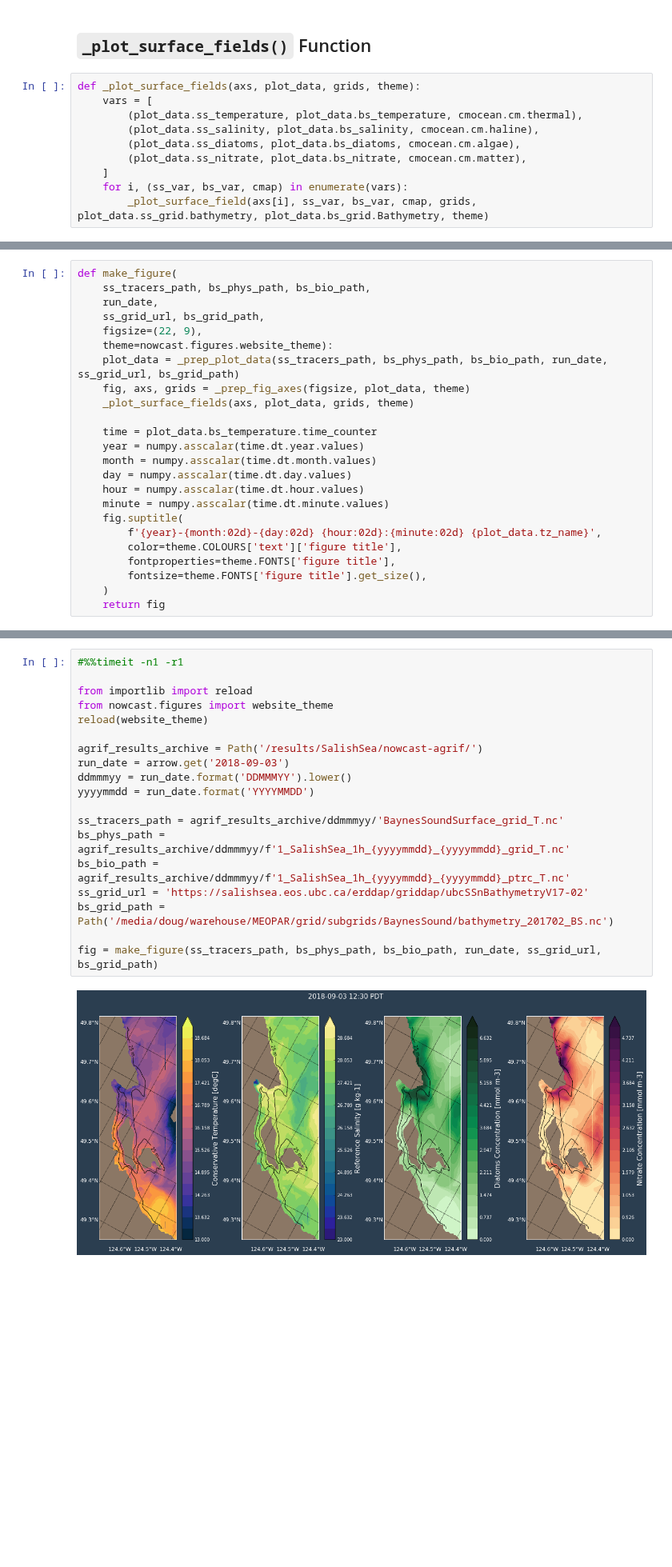
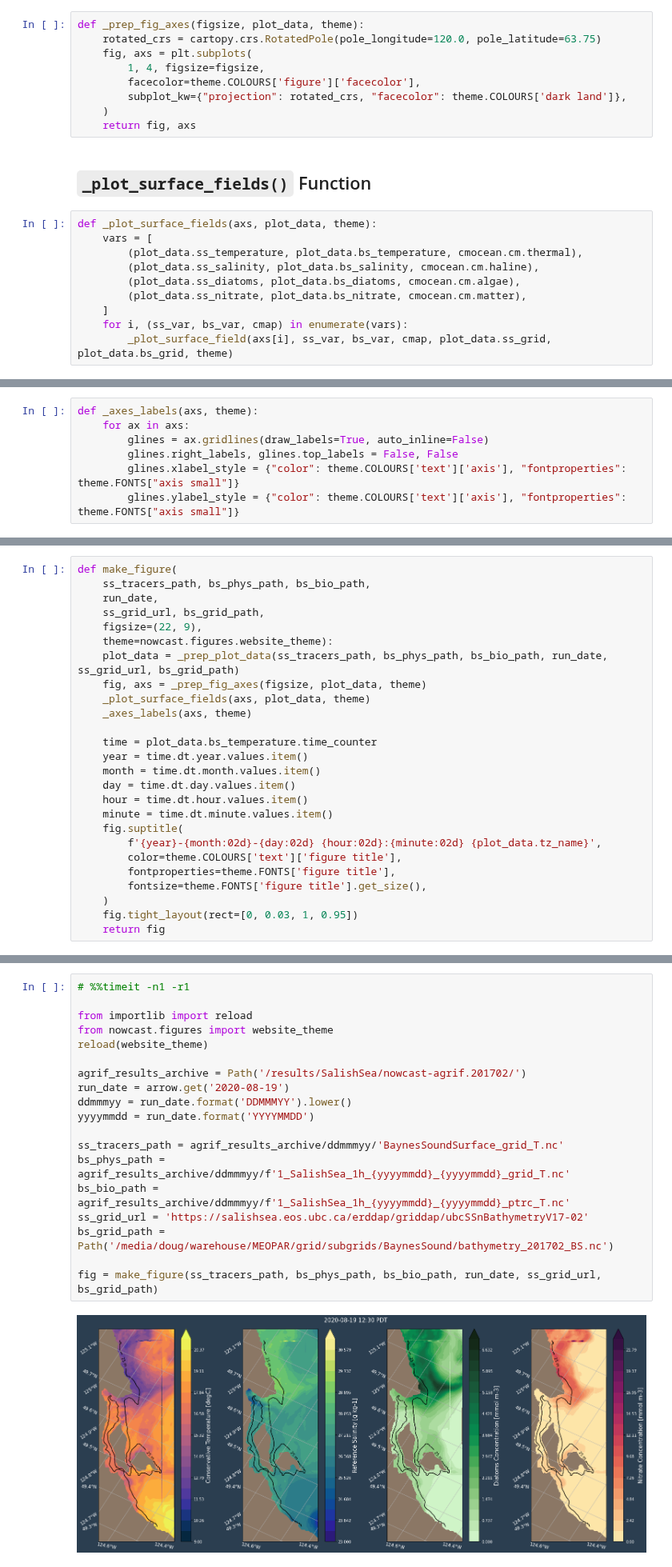
Before and after one commit to SalishSeaCast/SalishSeaNowcast, a Jupyter notebook: notebooks/figures/research/DevelopBaynesSoundAGRIF.ipynb, the cells around one changed output, grey strips where cells are left out. Shown at 80% size. Drawn from its saved outputs; the diff is of its cells as text; blank space fills up the shorter version.

```diff
--- a/notebooks/figures/research/DevelopBaynesSoundAGRIF.ipynb
+++ b/notebooks/figures/research/DevelopBaynesSoundAGRIF.ipynb
@@ -125,7 +85,16 @@ def _prep_fig_axes(figsize, plot_data, theme):
+# %%
+def _prep_fig_axes(figsize, plot_data, theme):
+    rotated_crs = cartopy.crs.RotatedPole(pole_longitude=120.0, pole_latitude=63.75)
+    fig, axs = plt.subplots(
+        1, 4, figsize=figsize,
+        facecolor=theme.COLOURS['figure']['facecolor'],
+        subplot_kw={"projection": rotated_crs, "facecolor": theme.COLOURS['dark land']},
+    )
+    return fig, axs
 # %% [markdown]
 ## `_plot_surface_fields()` Function
 # %%
-def _plot_surface_fields(axs, plot_data, grids, theme):
+def _plot_surface_fields(axs, plot_data, theme):
     vars = [
         (plot_data.ss_temperature, plot_data.bs_temperature, cmocean.cm.thermal),
         (plot_data.ss_salinity, plot_data.bs_salinity, cmocean.cm.haline),
@@ -133,5 +102,5 @@ def _plot_surface_fields(axs, plot_data, grids, theme):
         (plot_data.ss_nitrate, plot_data.bs_nitrate, cmocean.cm.matter),
     ]
     for i, (ss_var, bs_var, cmap) in enumerate(vars):
-        _plot_surface_field(axs[i], ss_var, bs_var, cmap, grids, plot_data.ss_grid.bathymetry, plot_data.bs_grid.Bathymetry, theme)
+        _plot_surface_field(axs[i], ss_var, bs_var, cmap, plot_data.ss_grid, plot_data.bs_grid, theme)
 # %%
@@ -161,3 +139,10 @@ def _plot_surface_field(ax, ss_var, bs_var, cmap, grids, ss_bathy, bs_bathy, the
+# %%
+def _axes_labels(axs, theme):
+    for ax in axs:
+        glines = ax.gridlines(draw_labels=True, auto_inline=False)
+        glines.right_labels, glines.top_labels = False, False
+        glines.xlabel_style = {"color": theme.COLOURS['text']['axis'], "fontproperties": theme.FONTS["axis small"]}
+        glines.ylabel_style = {"color": theme.COLOURS['text']['axis'], "fontproperties": theme.FONTS["axis small"]}
 # %% [markdown]
 ## `make_figure()` Function
 
@@ -170,21 +155,23 @@ def make_figure(
     figsize=(22, 9),
     theme=nowcast.figures.website_theme):
     plot_data = _prep_plot_data(ss_tracers_path, bs_phys_path, bs_bio_path, run_date, ss_grid_url, bs_grid_path)
-    fig, axs, grids = _prep_fig_axes(figsize, plot_data, theme)
-    _plot_surface_fields(axs, plot_data, grids, theme)
+    fig, axs = _prep_fig_axes(figsize, plot_data, theme)
+    _plot_surface_fields(axs, plot_data, theme)
+    _axes_labels(axs, theme)
 
     time = plot_data.bs_temperature.time_counter
-    year = numpy.asscalar(time.dt.year.values)
-    month = numpy.asscalar(time.dt.month.values)
-    day = numpy.asscalar(time.dt.day.values)
-    hour = numpy.asscalar(time.dt.hour.values)
-    minute = numpy.asscalar(time.dt.minute.values)
+    year = time.dt.year.values.item()
+    month = time.dt.month.values.item()
+    day = time.dt.day.values.item()
+    hour = time.dt.hour.values.item()
+    minute = time.dt.minute.values.item()
     fig.suptitle(
         f'{year}-{month:02d}-{day:02d} {hour:02d}:{minute:02d} {plot_data.tz_name}',
         color=theme.COLOURS['text']['figure title'],
         fontproperties=theme.FONTS['figure title'],
         fontsize=theme.FONTS['figure title'].get_size(),
     )
+    fig.tight_layout(rect=[0, 0.03, 1, 0.95])
     return fig
 # %% [markdown]
 ## Render the Figure
@@ -193,23 +180,23 @@ The `%%timeit` cell magic lets us keep an eye on how log the figure takes to pro
 Setting `-n1 -r1` prevents it from processing the figure more than once
 as it might try to do to generate better statistics.
 # %%
-#%%timeit -n1 -r1
+# %%timeit -n1 -r1
 
 from importlib import reload
 from nowcast.figures import website_theme
 reload(website_theme)
 
-agrif_results_archive = Path('/results/SalishSea/nowcast-agrif/')
-run_date = arrow.get('2018-09-03')
+agrif_results_archive = Path('/results/SalishSea/nowcast-agrif.201702/')
+run_date = arrow.get('2020-08-19')
 ddmmmyy = run_date.format('DDMMMYY').lower()
 yyyymmdd = run_date.format('YYYYMMDD')
 
 ss_tracers_path = agrif_results_archive/ddmmmyy/'BaynesSoundSurface_grid_T.nc'
 bs_phys_path = agrif_results_archive/ddmmmyy/f'1_SalishSea_1h_{yyyymmdd}_{yyyymmdd}_grid_T.nc'
 bs_bio_path = agrif_results_archive/ddmmmyy/f'1_SalishSea_1h_{yyyymmdd}_{yyyymmdd}_ptrc_T.nc'
 ss_grid_url = 'https://salishsea.eos.ubc.ca/erddap/griddap/ubcSSnBathymetryV17-02'
 bs_grid_path = Path('/media/doug/warehouse/MEOPAR/grid/subgrids/BaynesSound/bathymetry_201702_BS.nc')
 
 fig = make_figure(ss_tracers_path, bs_phys_path, bs_bio_path, run_date, ss_grid_url, bs_grid_path)
 # %% [output]
-[figure, old version]
+[figure, new version]
```
Also changed, not shown: parts of 4 cells of this notebook, 2 other files.
